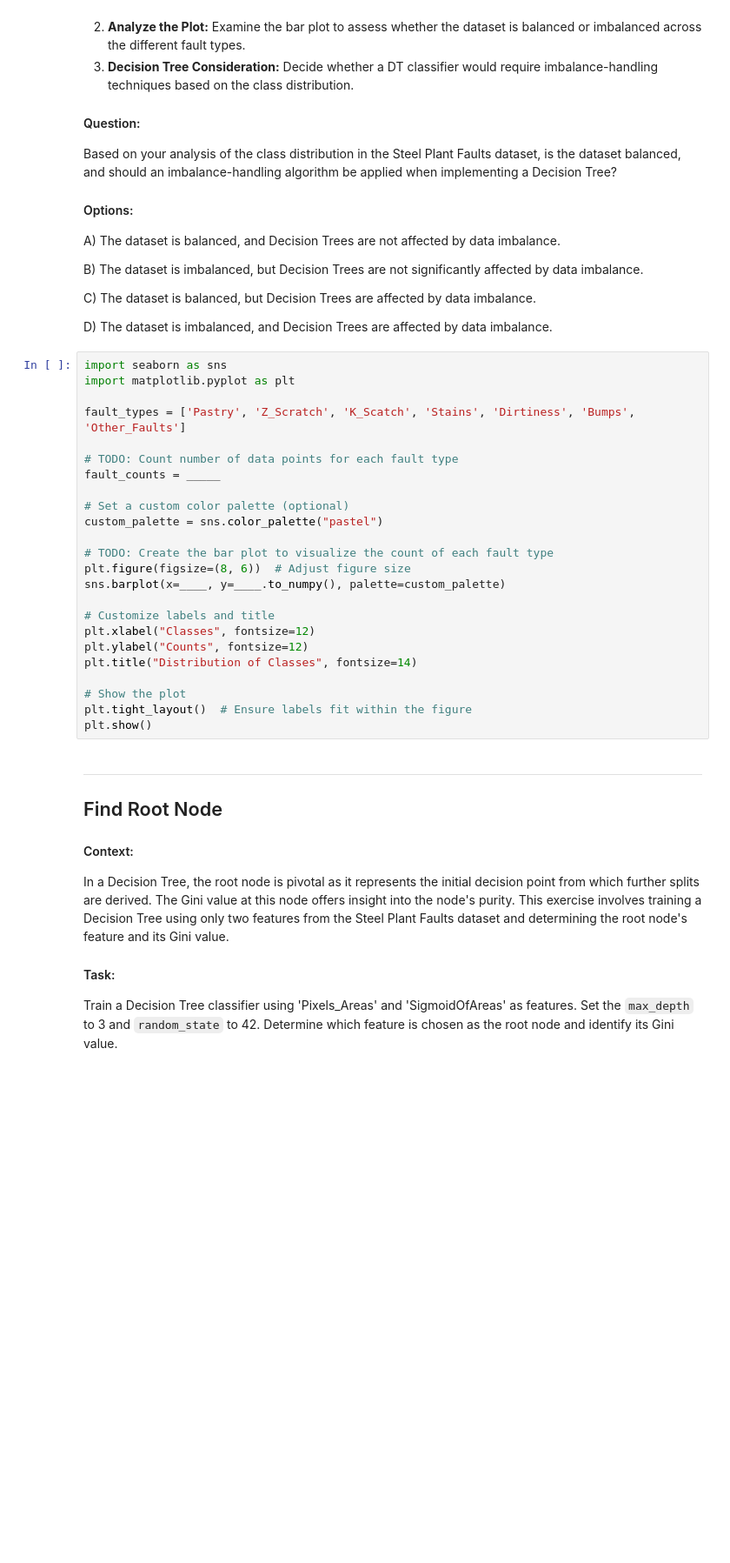
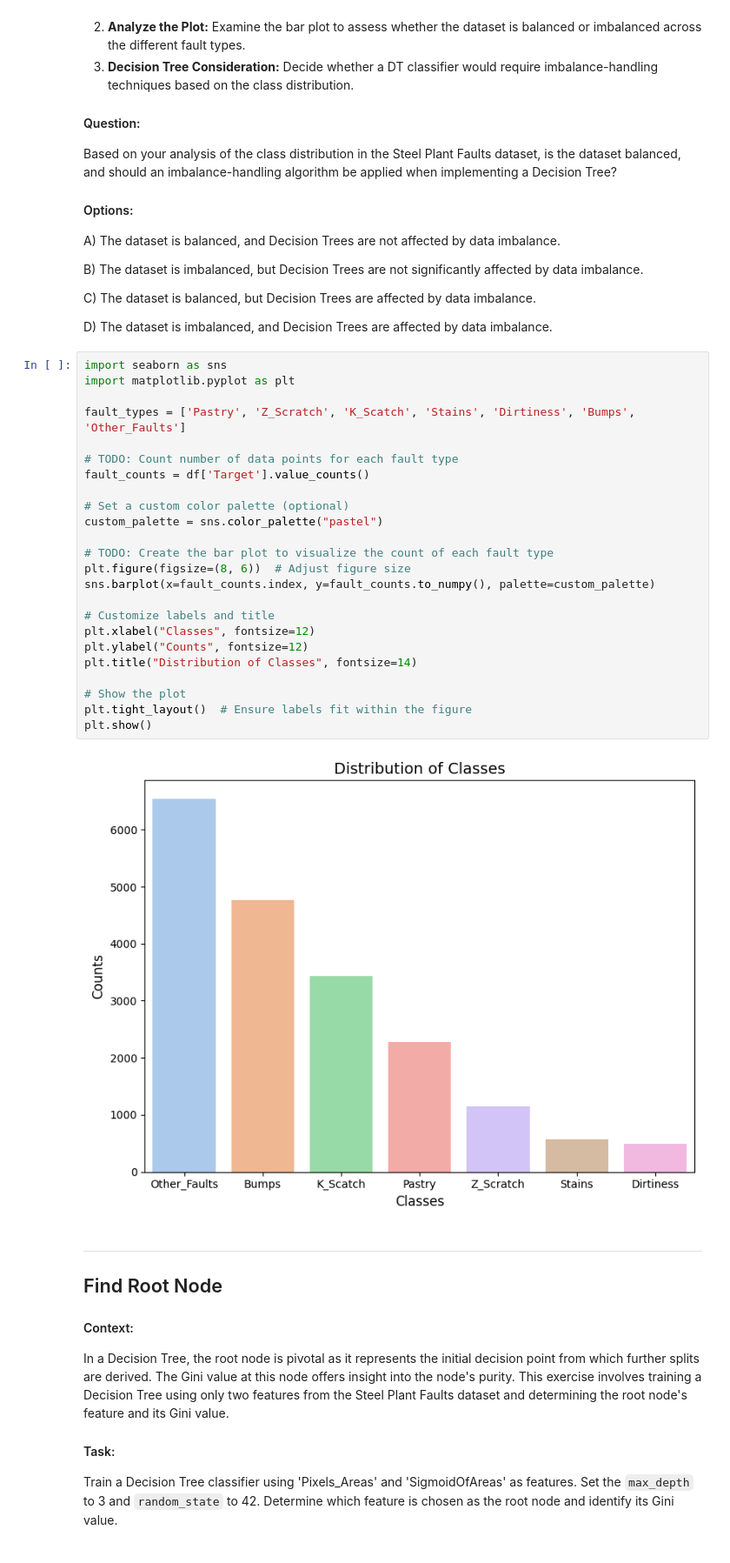
Before and after one commit to tripathiosho/ImportantNotebooks, a Jupyter notebook: Decision_Tree_Case_Study.ipynb, the cells around one changed output. Shown: that part at 87% size. Drawn from its saved outputs; the diff is of its cells as text; blank space fills up the shorter version.

```diff
--- a/Decision_Tree_Case_Study.ipynb
+++ b/Decision_Tree_Case_Study.ipynb
@@ -170,27 +191,29 @@ D) The dataset is imbalanced, and Decision Trees are affected by data imbalance.
 # %%
 import seaborn as sns
 import matplotlib.pyplot as plt
 
 fault_types = ['Pastry', 'Z_Scratch', 'K_Scatch', 'Stains', 'Dirtiness', 'Bumps', 'Other_Faults']
 
 # TODO: Count number of data points for each fault type
-fault_counts = _____
+fault_counts = df['Target'].value_counts()
 
 # Set a custom color palette (optional)
 custom_palette = sns.color_palette("pastel")
 
 # TODO: Create the bar plot to visualize the count of each fault type
 plt.figure(figsize=(8, 6))  # Adjust figure size
-sns.barplot(x=____, y=____.to_numpy(), palette=custom_palette)
+sns.barplot(x=fault_counts.index, y=fault_counts.to_numpy(), palette=custom_palette)
 
 # Customize labels and title
 plt.xlabel("Classes", fontsize=12)
 plt.ylabel("Counts", fontsize=12)
 plt.title("Distribution of Classes", fontsize=14)
 
 # Show the plot
 plt.tight_layout()  # Ensure labels fit within the figure
 plt.show()
+# %% [output]
+[figure, added]
 # %% [markdown]
 
 
```
Also changed, not shown: parts of 4 cells of this notebook.
